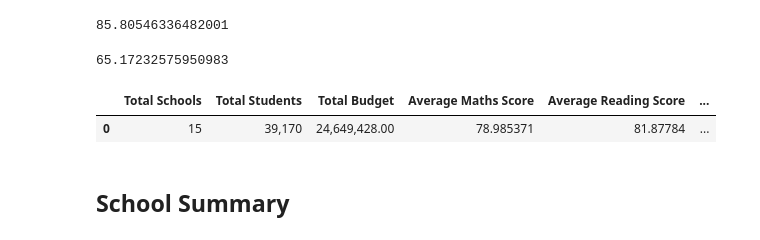
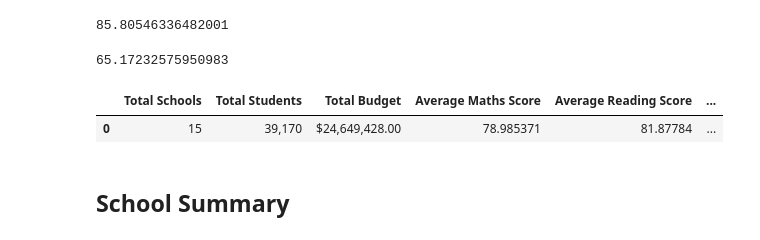
Before and after one commit to NTTGermania/Pandas-challenge, a Jupyter notebook: PyCitySchools/PyCitySchools_script.ipynb, the cells around one changed output. Saved outputs shown, nothing was run; the diff lists cells and outputs as text; code cells hidden in the pictures.

```diff
--- a/PyCitySchools/PyCitySchools_script.ipynb
+++ b/PyCitySchools/PyCitySchools_script.ipynb
@@ -103,12 +103,12 @@ passing_both_percentage
 # %%
 # Creating a new dataframe that contains the district summary data
 district_summary_df = pd.DataFrame([[total_schools_unique,total_students,school_budget_summary,average_maths_score,average_reading_score,passing_maths_percentage,passing_reading_percentage,passing_both_percentage]], columns = ['Total Schools','Total Students','Total Budget','Average Maths Score','Average Reading Score','% Passing Maths','% Passing Reading','% Overall Passing'])
 district_summary_df["Total Students"] = district_summary_df["Total Students"].astype(int).map("{:,}".format)
-district_summary_df["Total Budget"] = district_summary_df["Total Budget"].astype(int).map("{:,.2f}".format)
+district_summary_df["Total Budget"] = district_summary_df["Total Budget"].astype(int).map("${:,.2f}".format)
 district_summary_df
 # %% [output]
 |  | Total Schools | Total Students | Total Budget | Average Maths Score | Average Reading Score | ... |
-| 0 | 15 | 39,170 | 24,649,428.00 | 78.985371 | 81.87784 | ... |
+| 0 | 15 | 39,170 | $24,649,428.00 | 78.985371 | 81.87784 | ... |
 # %% [markdown]
 ## School Summary
 # %% [markdown]
```
Also changed, not shown: parts of 2 cells of this notebook.
